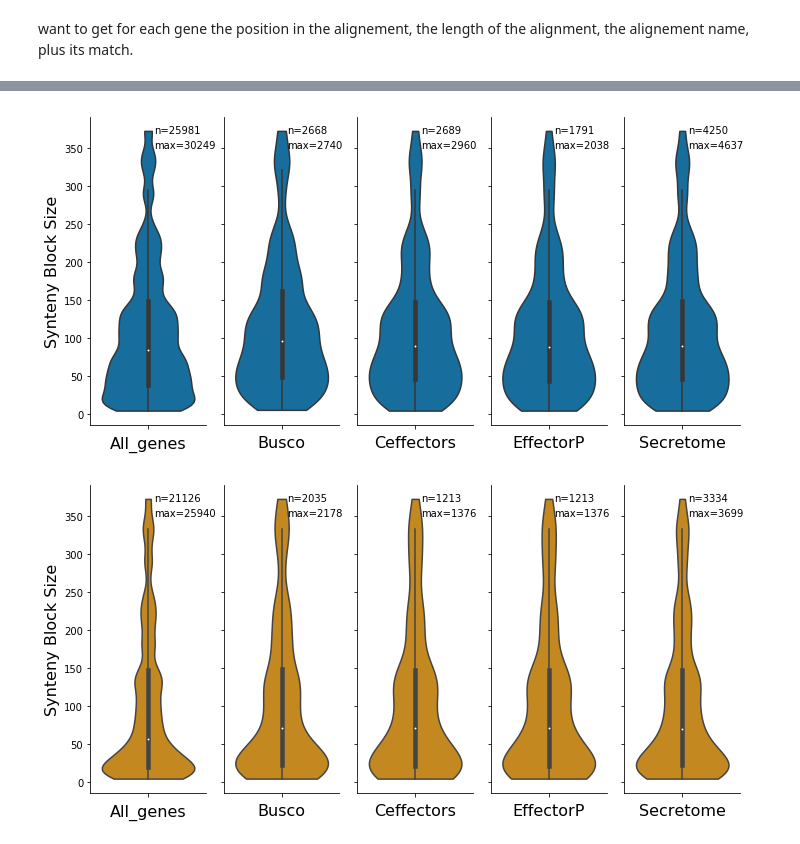
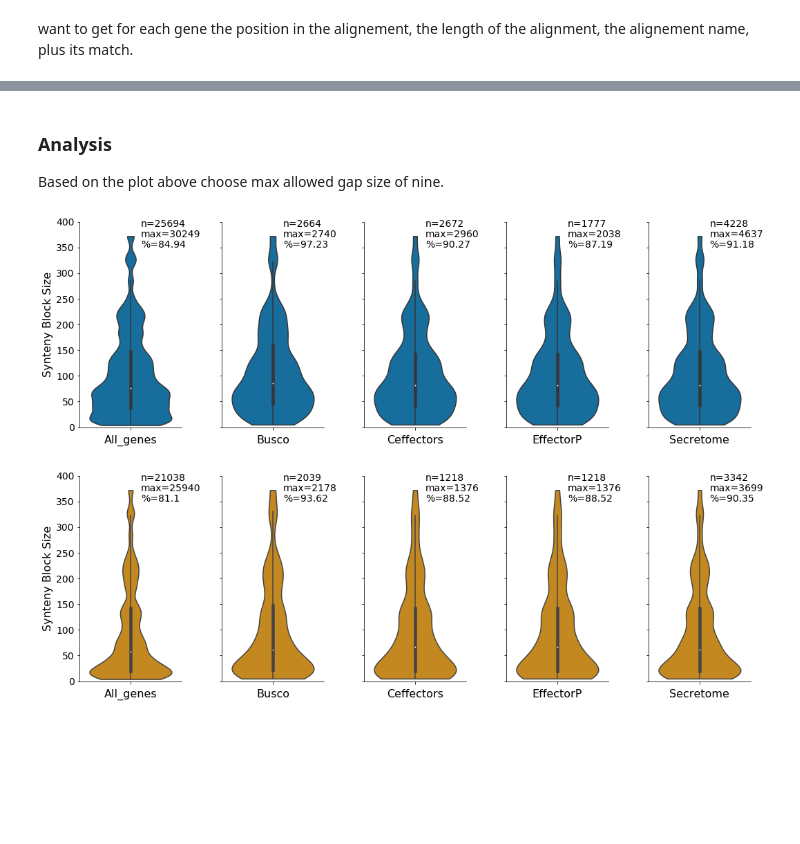
Before and after one commit to Team-Schwessinger/DK_0911-1, a Jupyter notebook: scripts/DK0911v04_Pst104E_presence_absence_orthology.ipynb, the cells around one changed output, grey strips where cells are left out. Cells and saved outputs as stored; diff of their text form; code cells hidden in the pictures; blank space fills up the shorter version.

Commit message:
This is the version used to start DK0911_...gene_pair_analysis

```diff
--- a/scripts/DK0911v04_Pst104E_presence_absence_orthology.ipynb
+++ b/scripts/DK0911v04_Pst104E_presence_absence_orthology.ipynb
@@ -518,0 +698,11 @@ Index(['DK0911', 'Pst_104E', 'aln_length', 'aln_name', 'aln_position',
+# %%
+Max_percentage = {}
+for genome, genome_dict in zip(['Pst_104E' , 'DK0911'], [ Pst_104E_dict, DK0911_dict]):
+    Max_percentage[genome] = {}
+    for key, tmp_df in max_collinear_df_dict.items():
+        if key.startswith(genome):
+            m2_pattern = re.compile(r'_m([0-9]*)')
+            m = re.findall(m2_pattern, key)[0]
+            Max_percentage[genome][m] = get_genetype_percentage(tmp_df, genome, genome_dict,\
+                                                                genome_dict['All_genes'],  gene_keys)
+    Max_percentage[genome] = max_colinear_df(Max_percentage[genome], gene_keys)
@@ -518,0 +769,15 @@ Index(['DK0911', 'Pst_104E', 'aln_length', 'aln_name', 'aln_position',
+# %%
+f, ax = plt.subplots(1,2, figsize=[10,10], sharey=True)
+
+
+
+for gene_type in gene_keys:
+    ax[0].plot(Max_percentage_primary['DK0911'].T[gene_type],'o')
+    ax[1].plot(Max_percentage_primary['Pst_104E'].T[gene_type],'o')
+    ax[0].title.set_text('DK0911')
+    ax[1].title.set_text("Pst_104E" )
+
+f.text(0.5, 0.06, 'Max allowed gap size within alignment block', fontsize=16, ha='center', va='center')
+ax[0].set_ylabel('Percentage of genes with synteny block',fontsize=16)
+ax[0].set_ylim(50,100)
+plt.legend()
@@ -519,16 +787,29 @@ Index(['DK0911', 'Pst_104E', 'aln_length', 'aln_name', 'aln_position',
+# %% [markdown]
+### Analysis
+
+Based on the plot above choose max allowed gap size of nine.
+# %%
+fn = '/home/benjamin/genome_assembly/Warrior/DK0911_v04/comp_orthology/run_SynNet/Genomes20190514_1307-SynNet-k25w0m9/DK_PAu.collinearity'
+# %%
+syn_df = get_collinear_df(fn)
+gene_keys = ['All_genes','Busco', 'Ceffectors',  'EffectorP',   'Secretome']
+
+for genome, bed_fn_dict in zip(['DK0911', 'Pst_104E'], [DK0911_dict, Pst_104E_dict]):
+    syn_df = add_gentype_column(syn_df, gene_keys, genome, bed_fn_dict)
 # %%
 max_length_df_dict = {}
 pallete = [sns.color_palette('colorblind')[x] for x in [0,1]]
-for genome, color in zip(['Pst_104E', 'DK0911'], pallete):
-    idx = syn_df.groupby(genome)['aln_length'].transform(max) == syn_df['aln_length']
-    max_length_df_dict[genome] = syn_df.loc[idx].drop_duplicates([genome, 'aln_length']).copy()
+for genome, color, genome_dict in zip(['Pst_104E', 'DK0911'], pallete, [Pst_104E_dict, DK0911_dict]):
+    idx = syn_df.groupby(genome)['aln_length'].agg(pd.Series.idxmax)
+    max_length_df_dict[genome] = syn_df.iloc[idx].drop_duplicates([genome, 'aln_length']).copy()
     for gene_type in syn_df.columns[-10:]:
         if genome in gene_type:
             _tmp_df = max_length_df_dict[genome]
 
             #print(genome, gene_type)
-            #print(_tmp_df[_tmp_df[gene_type] == True]['aln_length'].mean())
-    plot_synteny(genome, max_length_df_dict[genome], color, 'something')
+            #print(round(_tmp_df[_tmp_df[gene_type] == True]['aln_length'].mean(),2))
+            #print(round(_tmp_df[_tmp_df[gene_type] == True]['aln_length'].median(),2))
+    plot_synteny(genome, max_length_df_dict[genome],genome_dict["All_genes"],   color, 'something')
 # %% [output]
-[figure, old version]
+[figure, new version]
-[figure, old version]
+[figure, new version]
```
Also changed, not shown: parts of 50 cells of this notebook.
